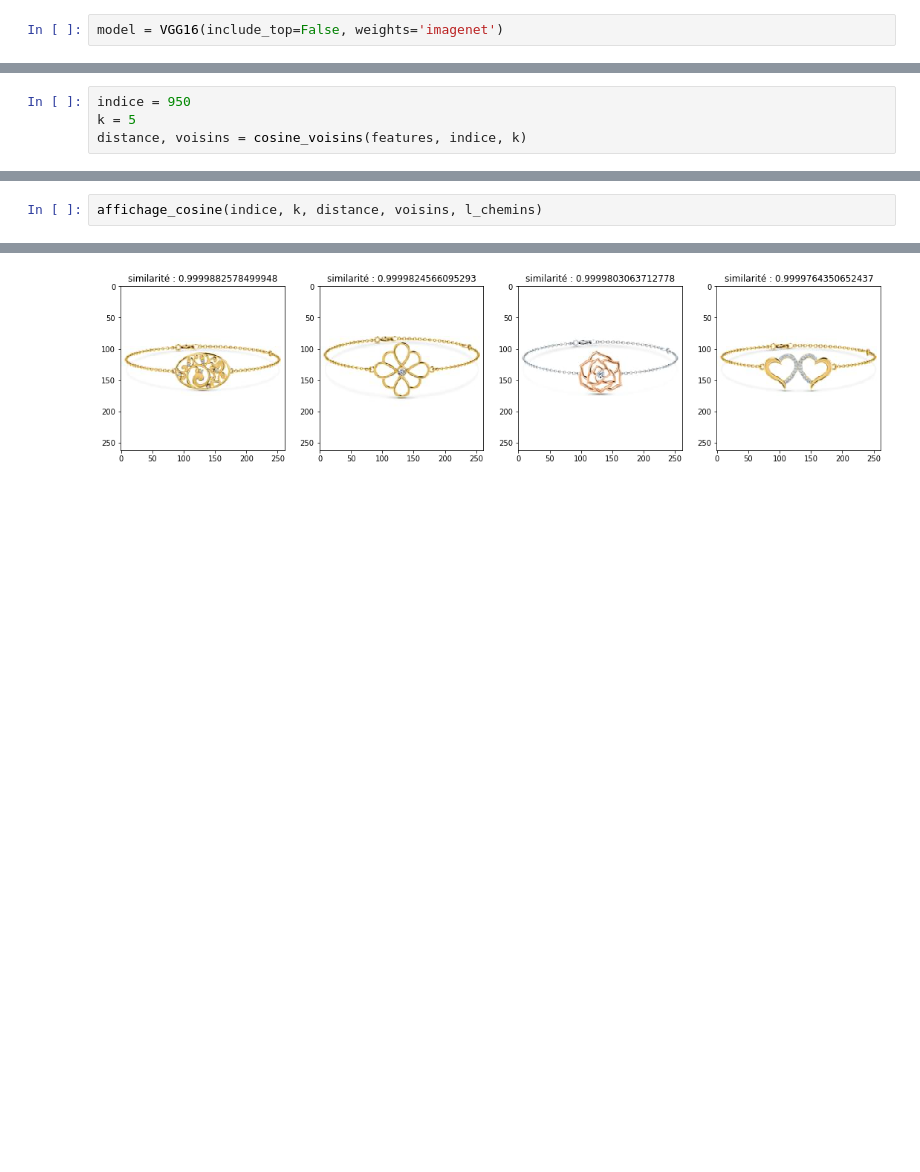
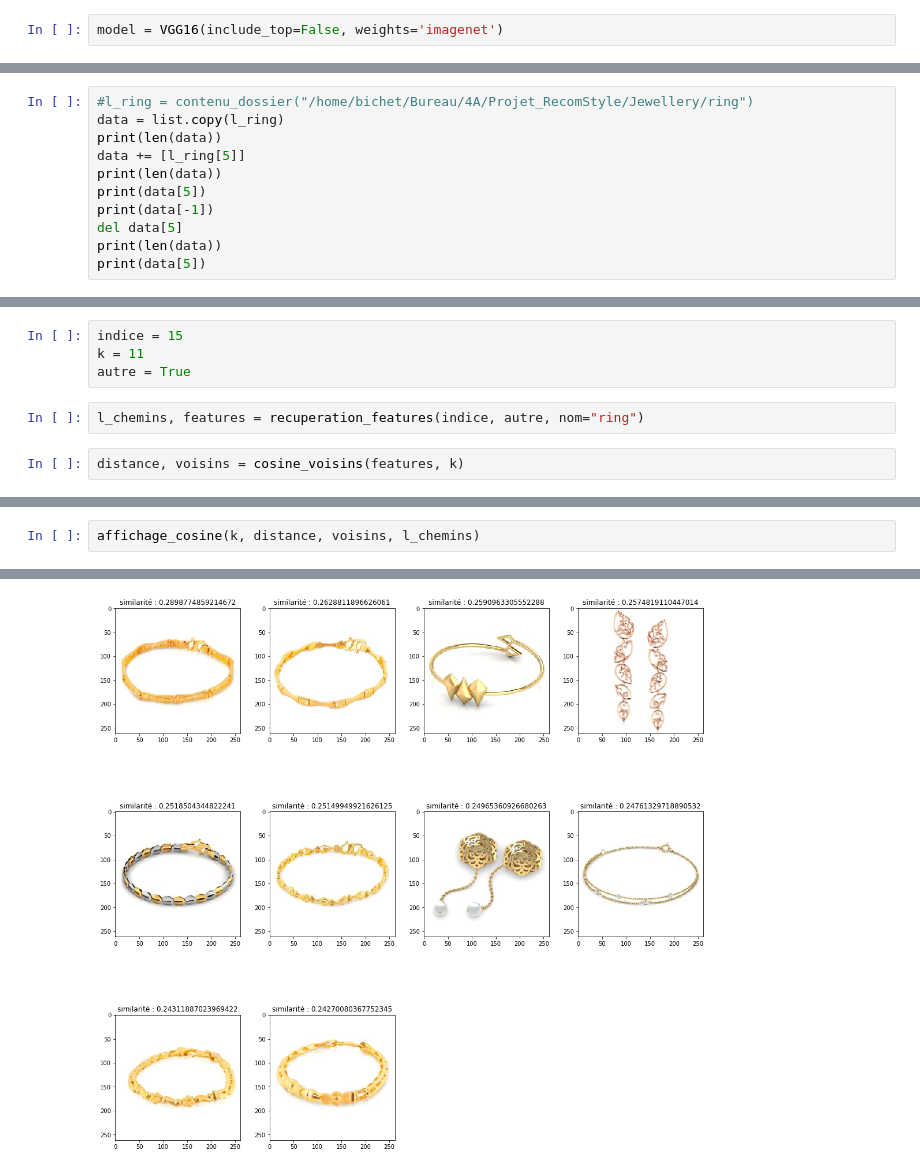
Before and after one commit to m-emmeline/Projet_RecomStyle, a Jupyter notebook: recom_style.ipynb, the cells around one changed output, grey strips where cells are left out. Saved outputs shown, nothing was run; the diff lists cells and outputs as text; blank space fills up the shorter version.

Commit message:
Fonction autre ou pas mise au point

```diff
--- a/recom_style.ipynb
+++ b/recom_style.ipynb
@@ -99,0 +118,11 @@ features = compute_features(l_chemins)
+# %%
+#l_ring = contenu_dossier("/home/bichet/Bureau/4A/Projet_RecomStyle/Jewellery/ring")
+data = list.copy(l_ring)
+print(len(data))
+data += [l_ring[5]]
+print(len(data))
+print(data[5])
+print(data[-1])
+del data[5]
+print(len(data))
+print(data[5])
@@ -100,4 +208,8 @@ features = compute_features(l_chemins)
+# %%
+indice = 15
+k = 11
+autre = True
+# %%
+l_chemins, features = recuperation_features(indice, autre, nom="ring")
 # %%
-indice = 950
-k = 5
-distance, voisins = cosine_voisins(features, indice, k)
+distance, voisins = cosine_voisins(features, k)
@@ -104,3 +224,3 @@ distance, voisins = cosine_voisins(features, indice, k)
 # %%
-affichage_cosine(indice, k, distance, voisins, l_chemins)
+affichage_cosine(k, distance, voisins, l_chemins)
 # %% [output]
@@ -108,2 +238,2 @@ affichage_cosine(indice, k, distance, voisins, l_chemins)
-[figure, old version]
+[figure, new version]
 # %%
```
Also changed, not shown: parts of 21 cells of this notebook.
